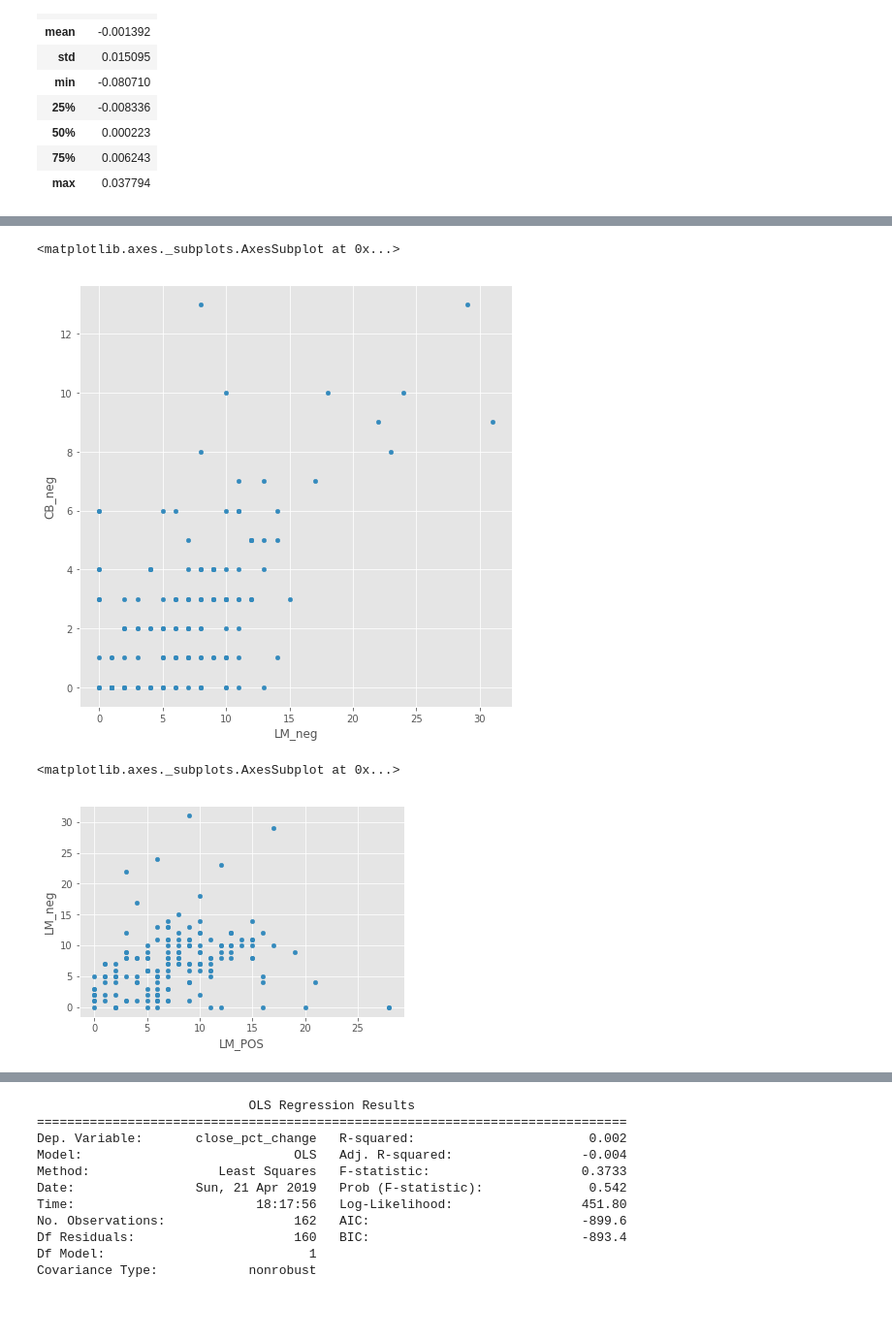
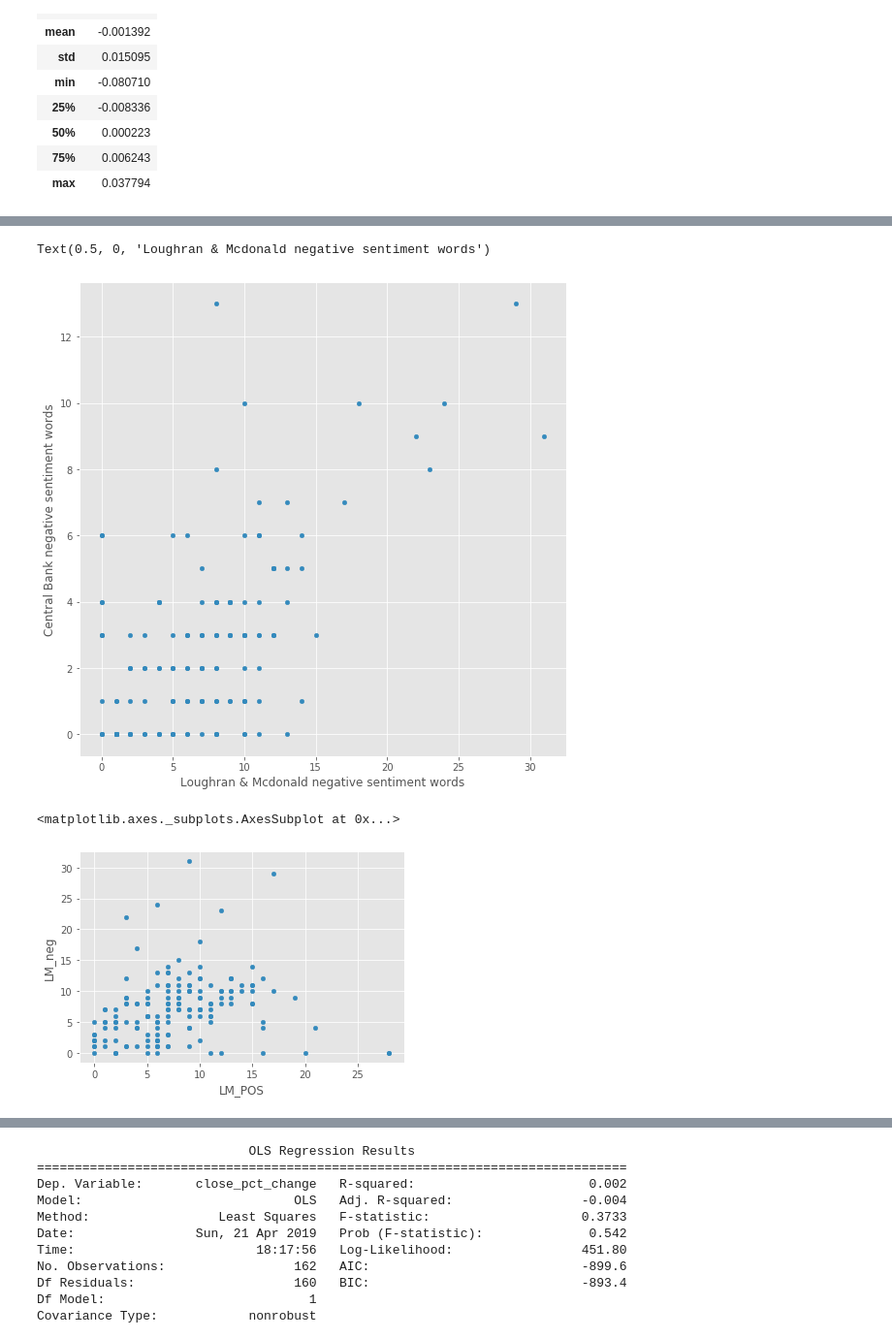
Before and after one commit to doublebigmak/econ_490, a Jupyter notebook: Final Project/Analysis.ipynb, the cells around one changed output, grey strips where cells are left out. Shown at 97% size. Cells and saved outputs as stored; diff of their text form; code cells hidden in the pictures; blank space fills up the shorter version.

```diff
--- a/Final Project/Analysis.ipynb
+++ b/Final Project/Analysis.ipynb
@@ -345,0 +342,6 @@ spx_statements['close_pct_change'].plot(figsize=(14,8))
+# %%
+plt.figure()
+spx_statements['Close*100']=spx_statements['close_pct_change']*100
+spx_statements['Close*100'].plot(y='%',figsize=(14,8),title='S&P 500 Index, Day Over Day Percentage Change')
+plt.ylabel('Percentage Change in Closing Value')
+plt.xlabel('Date')
@@ -489,13 +493,15 @@ spx_statements[spx_statements['Statement']==1].plot.scatter('LM_POS','CB_POS', f
 # %%
-spx_statements[spx_statements['Statement']==1].plot.scatter('LM_neg','CB_neg',figsize=(8,8))
+spx_statements[spx_statements['Statement']==1].plot.scatter('LM_neg','CB_neg',figsize=(9,9))
+plt.ylabel('Central Bank negative sentiment words')
+plt.xlabel('Loughran & Mcdonald negative sentiment words')
 # %% [output]
-<matplotlib.axes._subplots.AxesSubplot at 0x...>
+Text(0.5, 0, 'Loughran & Mcdonald negative sentiment words')
-[figure, old version]
+[figure, new version]
 # %%
 spx_statements[spx_statements['Statement']==1].plot.scatter('LM_POS','LM_neg')
 # %% [output]
 <matplotlib.axes._subplots.AxesSubplot at 0x...>
-[figure, old version]
+[figure, new version]
 # %%
 spx_statements[spx_statements['Statement']==1].plot.scatter('CB_POS','CB_neg')
 # %% [output]
```
Also changed, not shown: parts of 27 cells of this notebook.
